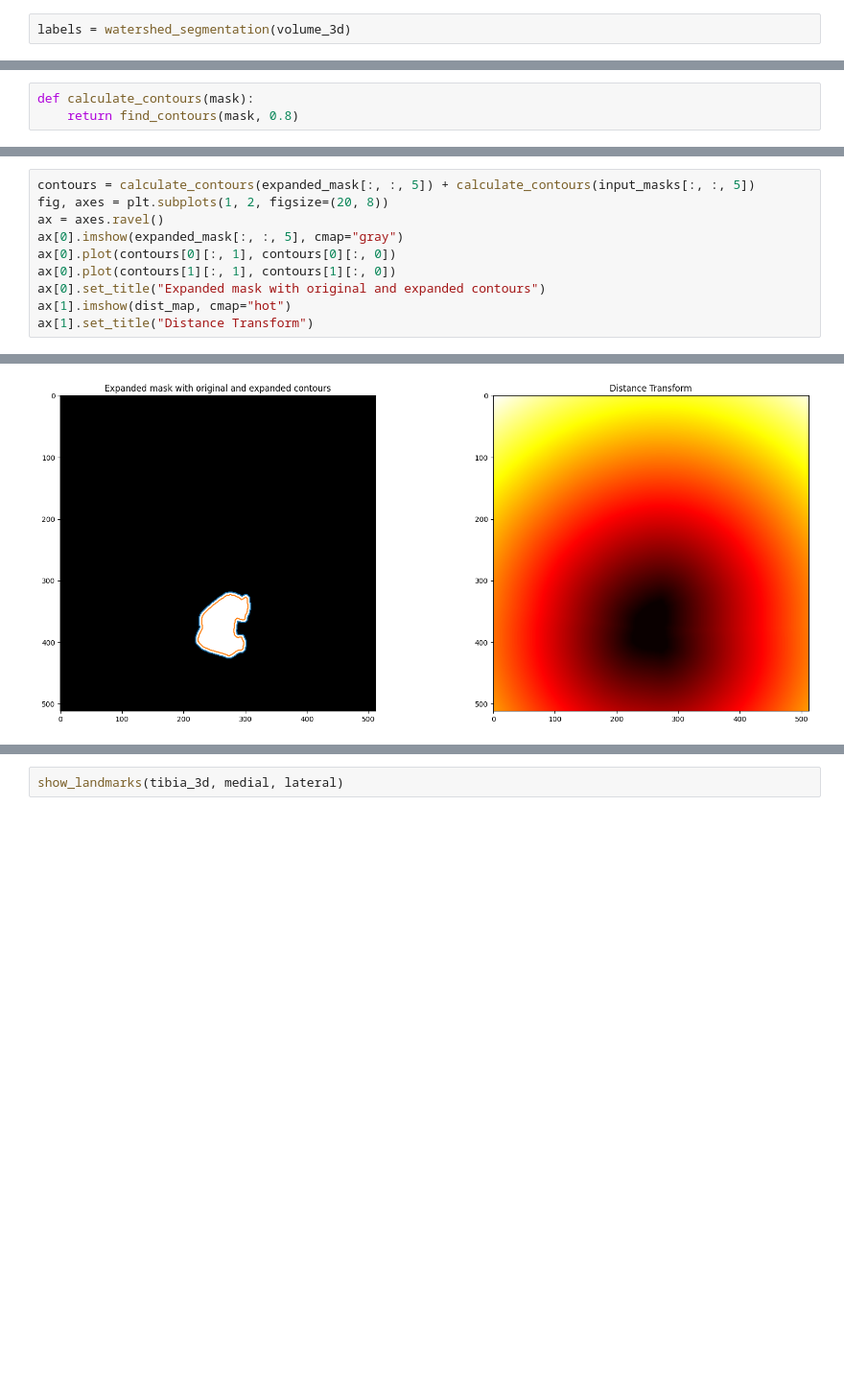
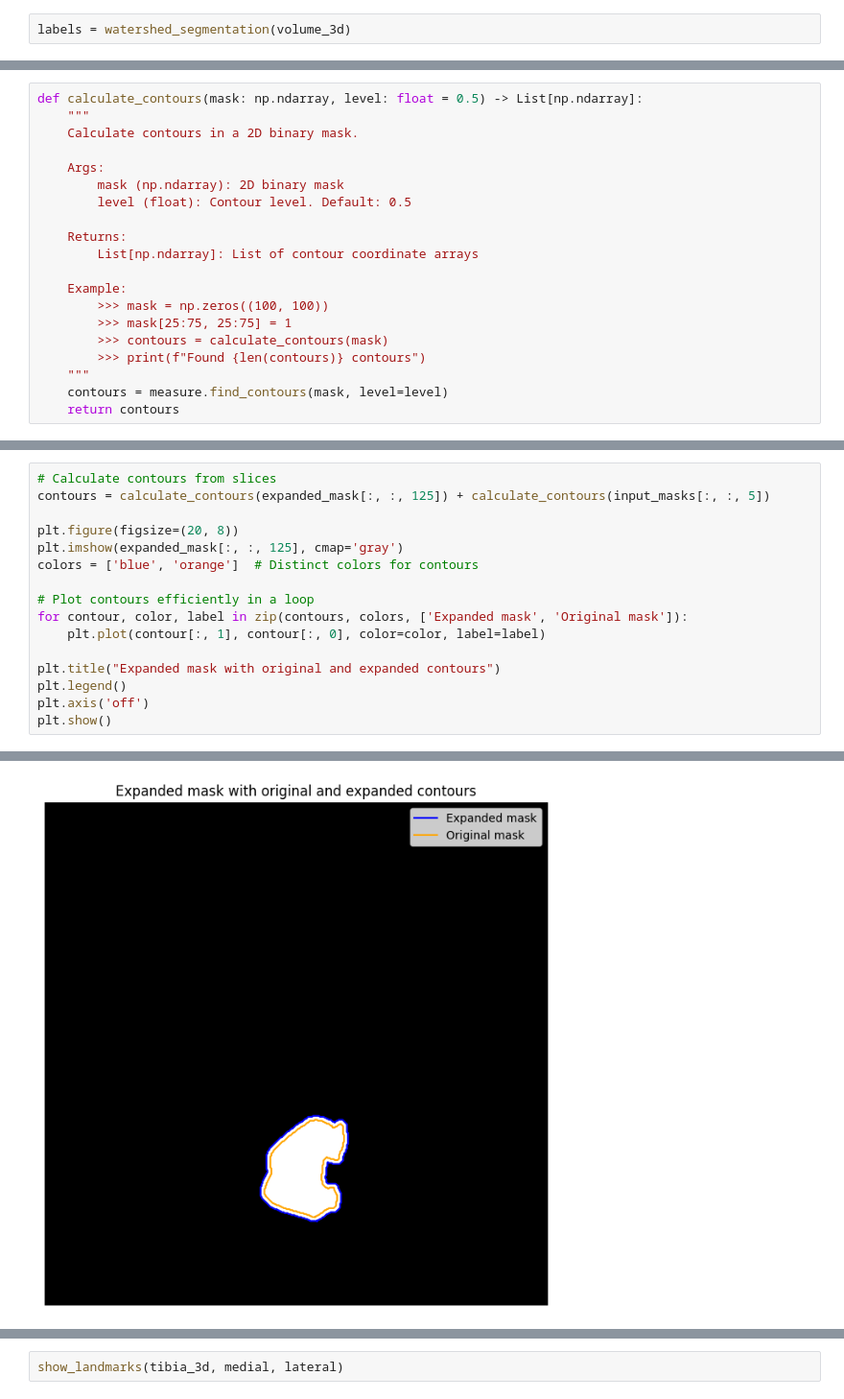
Before and after one commit to a-b365/bone-analysis, a Jupyter notebook: notebooks/notebook.ipynb, the cells around one changed output, grey strips where cells are left out. Shown at 96% size. Saved outputs shown, nothing was run; the diff lists cells and outputs as text; blank space fills up the shorter version.

```diff
--- a/notebooks/notebook.ipynb
+++ b/notebooks/notebook.ipynb
@@ -157,4 +451,21 @@ expanded_mask, dist_map = expand_mask(input_masks, spacing=spacing)
 # %%
-def calculate_contours(mask):
-    return find_contours(mask, 0.8)
+def calculate_contours(mask: np.ndarray, level: float = 0.5) -> List[np.ndarray]:
+    """
+    Calculate contours in a 2D binary mask.
+
+    Args:
+        mask (np.ndarray): 2D binary mask
+        level (float): Contour level. Default: 0.5
+
+    Returns:
+        List[np.ndarray]: List of contour coordinate arrays
+
+    Example:
+        >>> mask = np.zeros((100, 100))
+        >>> mask[25:75, 25:75] = 1
+        >>> contours = calculate_contours(mask)
+        >>> print(f"Found {len(contours)} contours")
+    """
+    contours = measure.find_contours(mask, level=level)
+    return contours
 # %%
@@ -169,11 +521,17 @@ def show_contours(contours, mask):
 # %%
-contours = calculate_contours(expanded_mask[:, :, 5]) + calculate_contours(input_masks[:, :, 5])
-fig, axes = plt.subplots(1, 2, figsize=(20, 8))
-ax = axes.ravel()
-ax[0].imshow(expanded_mask[:, :, 5], cmap="gray")
-ax[0].plot(contours[0][:, 1], contours[0][:, 0])
-ax[0].plot(contours[1][:, 1], contours[1][:, 0])
-ax[0].set_title("Expanded mask with original and expanded contours")
-ax[1].imshow(dist_map, cmap="hot")
-ax[1].set_title("Distance Transform")
+# Calculate contours from slices
+contours = calculate_contours(expanded_mask[:, :, 125]) + calculate_contours(input_masks[:, :, 5])
+
+plt.figure(figsize=(20, 8))
+plt.imshow(expanded_mask[:, :, 125], cmap='gray')
+colors = ['blue', 'orange']  # Distinct colors for contours
+
+# Plot contours efficiently in a loop
+for contour, color, label in zip(contours, colors, ['Expanded mask', 'Original mask']):
+    plt.plot(contour[:, 1], contour[:, 0], color=color, label=label)
+
+plt.title("Expanded mask with original and expanded contours")
+plt.legend()
+plt.axis('off')
+plt.show()
 # %% [output]
@@ -181,2 +538,2 @@ Text(0.5, 1.0, 'Distance Transform')
-[figure, old version]
+[figure, new version]
 # %%
```
Also changed, not shown: parts of 45 cells of this notebook, 5 other files.
